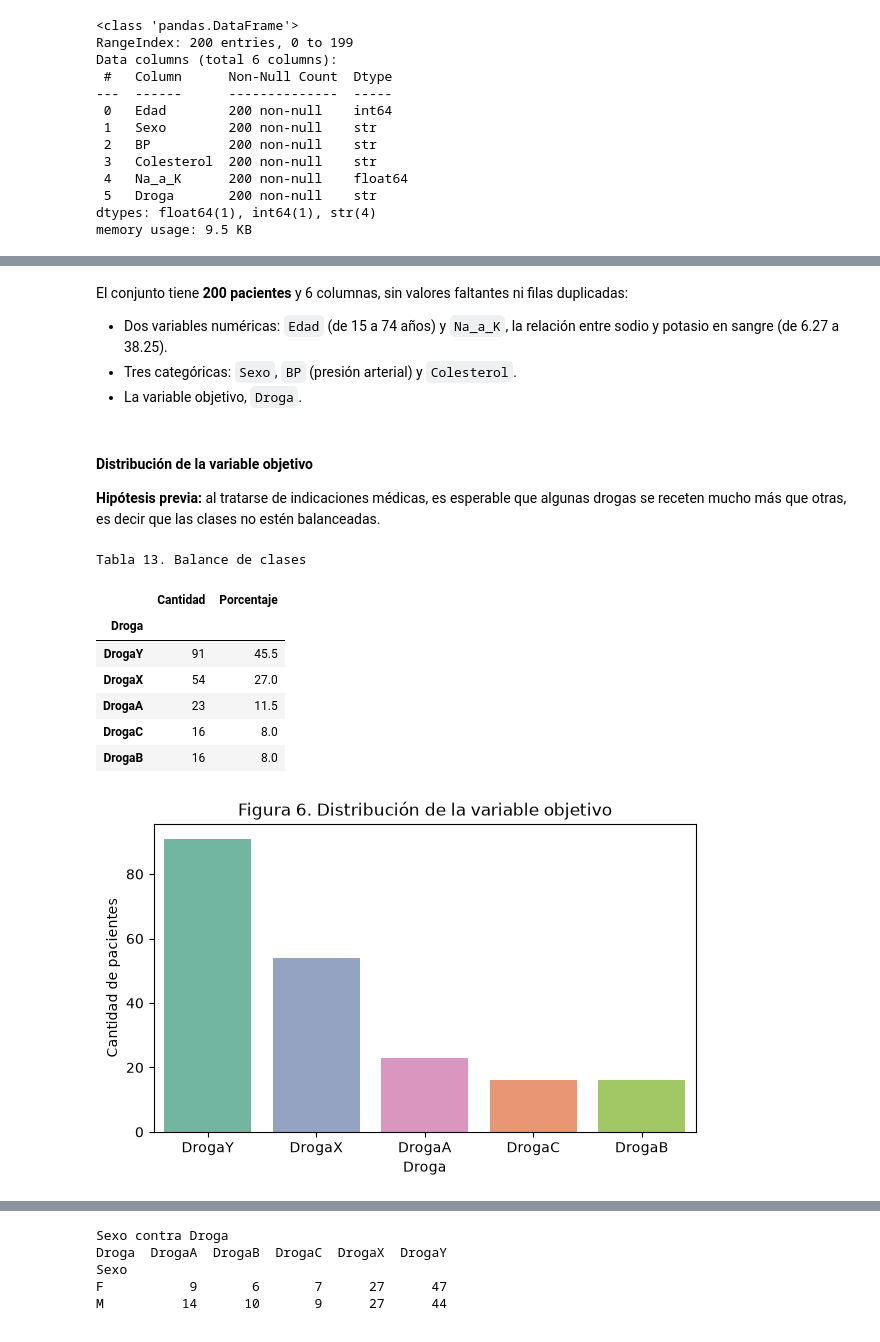
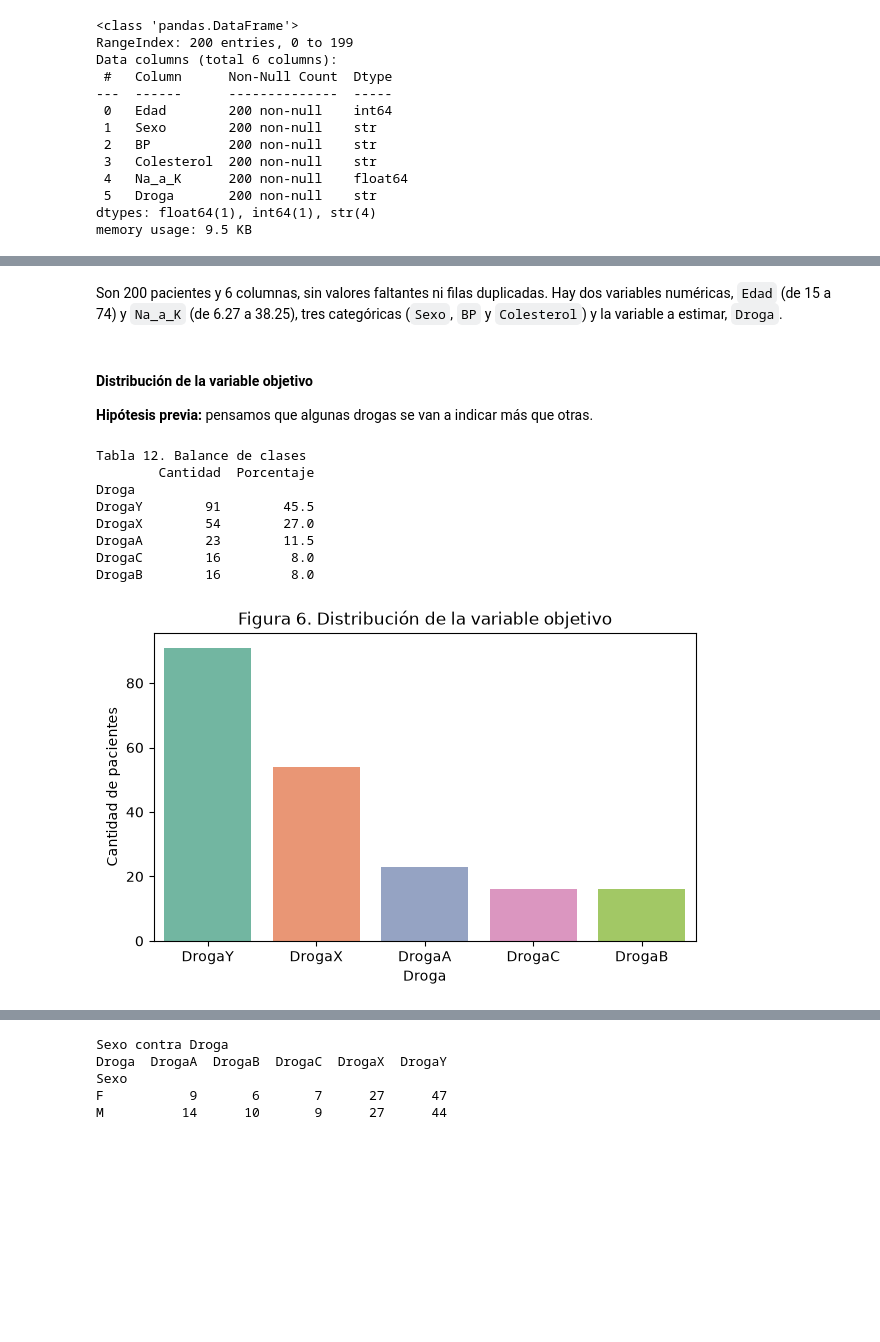
Before and after one commit to frankoespa/tuia-mineria-de-datos, a Jupyter notebook: tp2/tp2_mineria_renna_esparza.ipynb, the cells around one changed output, grey strips where cells are left out. Cells and saved outputs as stored; diff of their text form; code cells hidden in the pictures; blank space fills up the shorter version.

```diff
--- a/tp2/tp2_mineria_renna_esparza.ipynb
+++ b/tp2/tp2_mineria_renna_esparza.ipynb
@@ -509,39 +473,34 @@ Tabla 12. Medidas resumen de las variables numéricas
 | 75% | 58.000000 | 19.380000 |
 | max | 74.000000 | 38.247000 |
 # %% [markdown]
-El conjunto tiene **200 pacientes** y 6 columnas, sin valores faltantes ni filas duplicadas:
-
-- Dos variables numéricas: `Edad` (de 15 a 74 años) y `Na_a_K`, la relación entre sodio y potasio en sangre (de 6.27 a 38.25).
-- Tres categóricas: `Sexo`, `BP` (presión arterial) y `Colesterol`.
-- La variable objetivo, `Droga`.
+Son 200 pacientes y 6 columnas, sin valores faltantes ni filas duplicadas. Hay dos variables numéricas, `Edad` (de 15 a 74) y `Na_a_K` (de 6.27 a 38.25), tres categóricas (`Sexo`, `BP` y `Colesterol`) y la variable a estimar, `Droga`.
 # %% [markdown]
 #### Distribución de la variable objetivo
 
-**Hipótesis previa:** al tratarse de indicaciones médicas, es esperable que algunas drogas se receten mucho más que otras, es decir que las clases no estén balanceadas.
+**Hipótesis previa:** pensamos que algunas drogas se van a indicar más que otras.
 # %%
 balance = pd.DataFrame({
     "Cantidad": pacientes["Droga"].value_counts(),
     "Porcentaje": (pacientes["Droga"].value_counts(normalize=True) * 100).round(1),
 })
 
-print("Tabla 13. Balance de clases")
-display(balance)
+print("Tabla 12. Balance de clases")
+print(balance)
 
 plt.figure(figsize=(7, 4))
-orden_drogas = pacientes["Droga"].value_counts().index
-sns.countplot(data=pacientes, x="Droga", order=orden_drogas, hue="Droga",
-              palette="Set2", legend=False)
+sns.barplot(x=balance.index, y=balance["Cantidad"], hue=balance.index,
+            palette="Set2", legend=False)
 plt.ylabel("Cantidad de pacientes")
 plt.title("Figura 6. Distribución de la variable objetivo")
 plt.show()
 # %% [output]
-Tabla 13. Balance de clases
+Tabla 12. Balance de clases
+        Cantidad  Porcentaje
+Droga
+DrogaY        91        45.5
+DrogaX        54        27.0
+DrogaA        23        11.5
+DrogaC        16         8.0
+DrogaB        16         8.0
-|  | Cantidad | Porcentaje |
-| Droga |  |  |
-| DrogaY | 91 | 45.5 |
-| DrogaX | 54 | 27.0 |
-| DrogaA | 23 | 11.5 |
-| DrogaC | 16 | 8.0 |
-| DrogaB | 16 | 8.0 |
-[figure, old version]
+[figure, new version]
 # %% [markdown]
```
Also changed, not shown: parts of 95 cells of this notebook, 2 other files.
